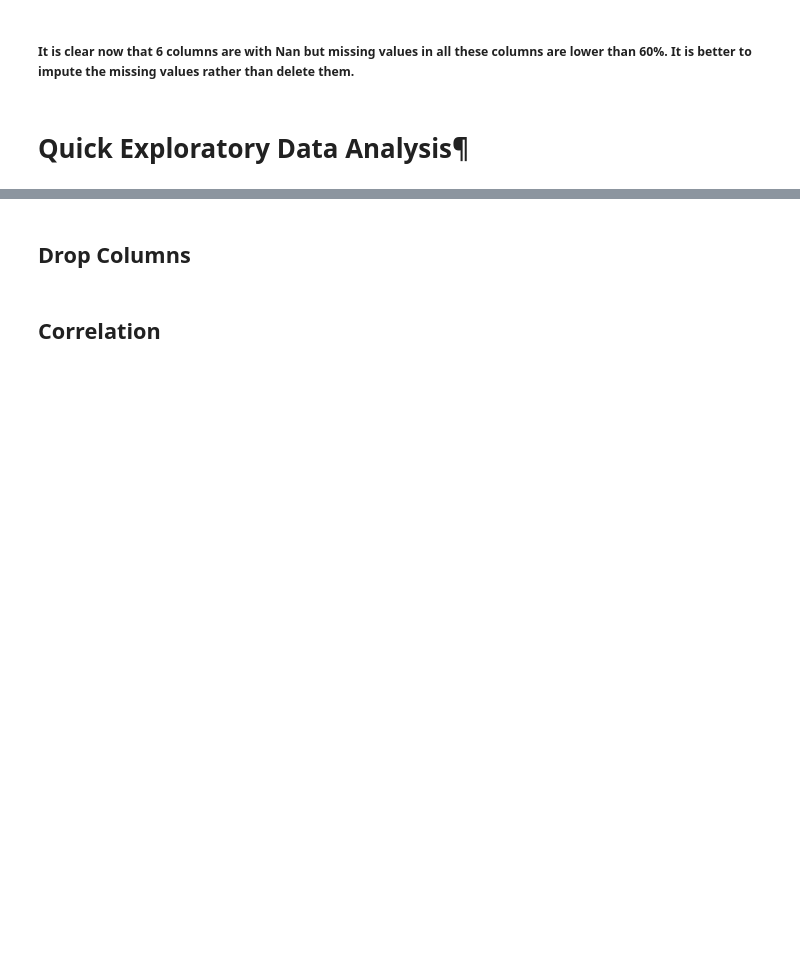
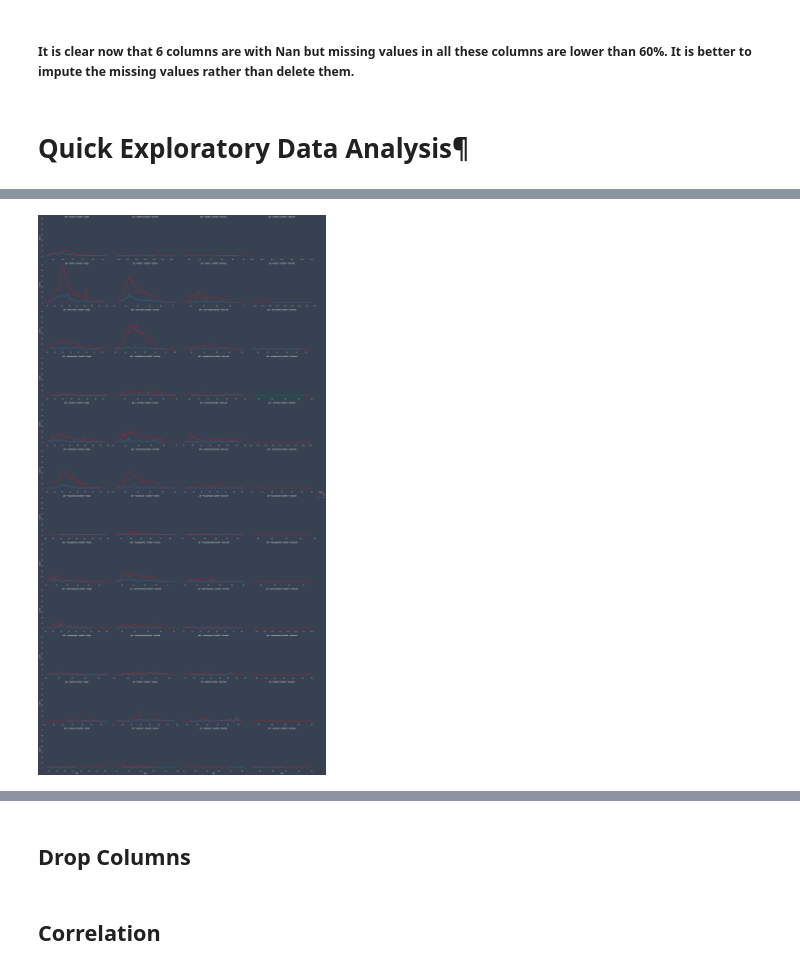
Before and after one commit to Zakk-Yang/MLProject, a Jupyter notebook: BankMarketingProject-Copy5.ipynb, the cells around one changed output, grey strips where cells are left out. Saved outputs shown, nothing was run; the diff lists cells and outputs as text; code cells hidden in the pictures; blank space fills up the shorter version.

```diff
--- a/BankMarketingProject-Copy5.ipynb
+++ b/BankMarketingProject-Copy5.ipynb
@@ -357,0 +374,17 @@ campaign_outcome_before: this is so far the best indicator to tell the target. I
+# %%
+#define a facet grid for line type
+def facetgrid_line (x,y,col,row,hue,df):
+    g = sns.FacetGrid(
+    df,
+    row=row,
+    col = col,
+    hue=hue,
+    palette="Set1",
+    aspect=1.5,
+    size=5,
+    sharex=False)
+    g = g.map(sns.lineplot, x, y, ci=None).add_legend()
+# %%
+facetgrid_line('age', 'count', 'marital', 'job', 'target', age_grid)
+# %% [output]
+[figure, added]
```
Also changed, not shown: parts of 26 cells of this notebook.
